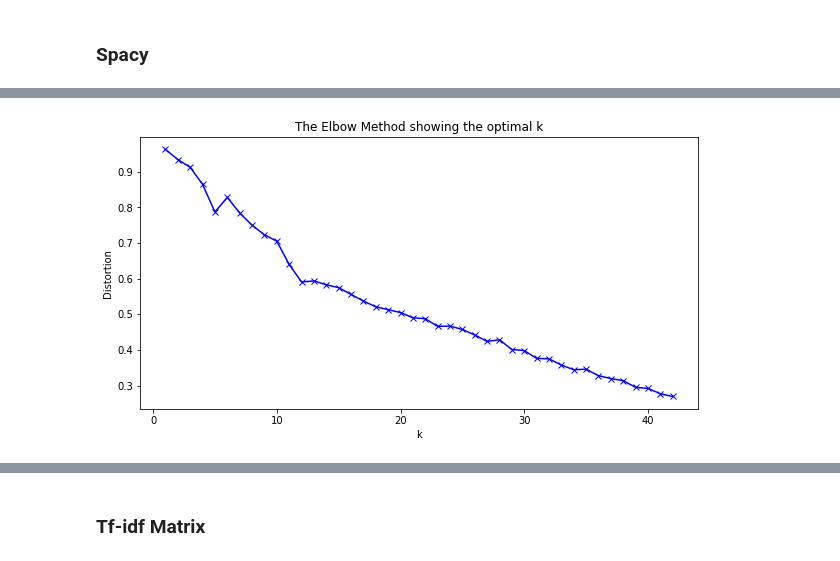
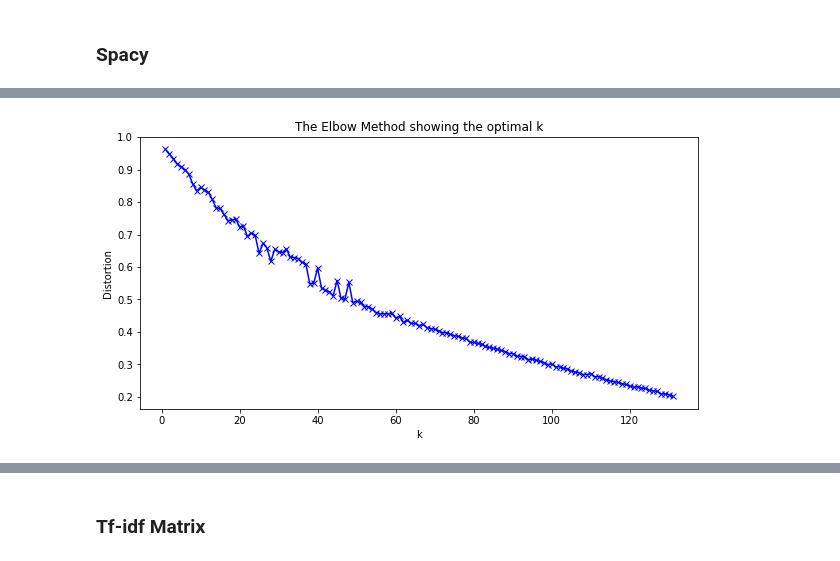
Before and after one commit to mhuh22/Thinkful, a Jupyter notebook: Bootcamp/Unit 7/Analysis on Indeed Data Scientist Postings.ipynb, the cells around one changed output, grey strips where cells are left out. Saved outputs shown, nothing was run; the diff lists cells and outputs as text; code cells hidden in the pictures.

```diff
--- a/Bootcamp/Unit 7/Analysis on Indeed Data Scientist Postings.ipynb
+++ b/Bootcamp/Unit 7/Analysis on Indeed Data Scientist Postings.ipynb
@@ -87,11 +87,11 @@ DC_data
 # %%
 # Doing some data cleaning
-for i, row in DC_data.iterrows():
+for i, row in job_data.iterrows():
 
     # Clean up location column to format 'city, state'
-    (DC_data['Location'][i]) = ' '.join((DC_data['Location'][i]).split(' ', 2)[:2])
+    (job_data['Location'][i]) = ' '.join((job_data['Location'][i]).split(' ', 2)[:2])
 
     # Clean up summary column (Better, but doesn't completely remove all whitespace)
-    (DC_data['Synopsis'][i]) = (DC_data['Synopsis'][i]).strip()
+    (job_data['Synopsis'][i]) = (job_data['Synopsis'][i]).strip()
 # %%
 # Print number of unique categories for all non-numerical columns
@@ -139,9 +141,9 @@ Name: Title, dtype: int64
 plt.rcParams['figure.figsize'] = [20,5]
 plt.xticks(rotation=70)
 plt.title('Location Frequency')
-x = DC_data['Location'].value_counts().index.tolist()
-y = DC_data['Location'].value_counts()
+x = job_data['Location'].value_counts().index.tolist()
+y = job_data['Location'].value_counts()
 
-sns.barplot(x, y, data=DC_data)
+sns.barplot(x, y, data=job_data)
 # %% [output]
 <matplotlib.axes._subplots.AxesSubplot at 0x...>
@@ -221,6 +224,6 @@ def text_cleaner(text):
     return text
 # %%
 # Remove annoying punctuation from the articles
-DC_data['Synopsis'] = DC_data.Synopsis.map(lambda x: text_cleaner(str(x)))
-DC_data['Synopsis'].head()
+job_data['Synopsis'] = job_data.Synopsis.map(lambda x: text_cleaner(str(x)))
+job_data['Synopsis'].head()
 # %% [output]
@@ -240,8 +243,8 @@ for summary in DC_data['Synopsis']:
     summary = lemmatizer.lemmatize(summary)
 # %%
 # Identify predictor and target variables
-X = DC_data['Synopsis']
-y = DC_data['Title']
+X = job_data['Synopsis']
+y = job_data['Title']
 
 # Create training and testing sets
 X_train, X_test, y_train, y_test = train_test_split(X, y, test_size=0.25, random_state=42)
@@ -344,23 +347,23 @@ features.head()
 # %%
 # Size of graph
 plt.rcParams['figure.figsize'] = [10,5]
 
 # k means determine k
 distortions = []
-K = range(1,DC_data['Title'].nunique())
+K = range(1,job_data['Title'].nunique())
 for k in K:
     kmeanModel = KMeans(n_clusters=k).fit(features)
     kmeanModel.fit(features)
     distortions.append(sum(np.min(cdist(features, kmeanModel.cluster_centers_, 'euclidean'), axis=1)) / features.shape[0])
 
 # Plot the elbow
 plt.plot(K, distortions, 'bx-')
 plt.xlabel('k')
 plt.ylabel('Distortion')
 plt.title('The Elbow Method showing the optimal k')
 plt.show()
 # %% [output]
-[figure, old version]
+[figure, new version]
 # %%
 # Calulate predicted values
 kmeans = KMeans(n_clusters=9, init='k-means++', random_state=42, n_init=20)
```
Also changed, not shown: parts of 18 cells of this notebook, 2 other files.
